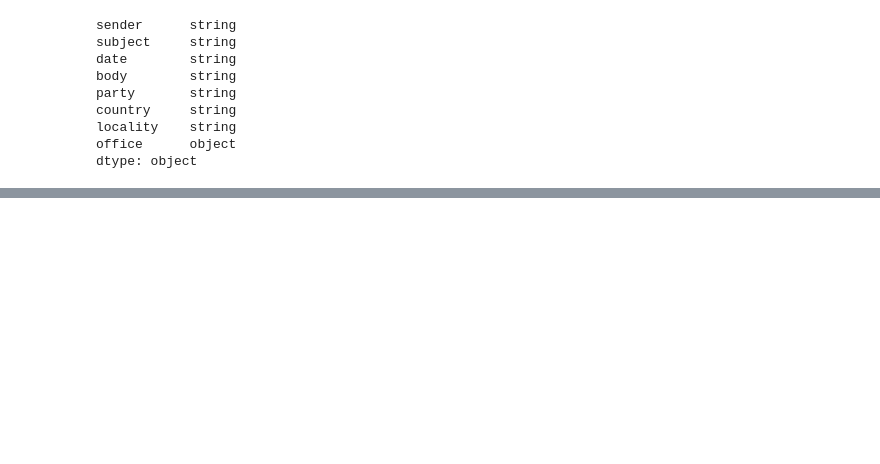
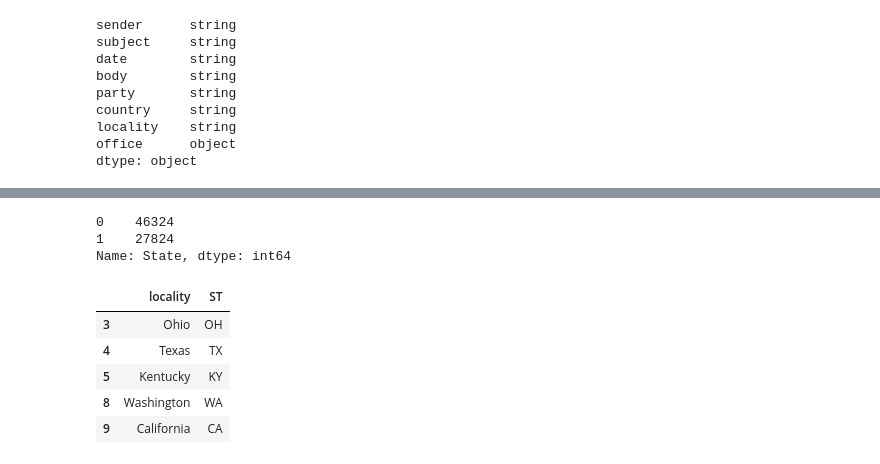
Before and after one commit to statzenthusiast921/political-emails-analysis, a Jupyter notebook: main/notebooks/Emails EDA 10.16.22.ipynb, the cells around one changed output, grey strips where cells are left out. Saved outputs shown, nothing was run; the diff lists cells and outputs as text; code cells hidden in the pictures; blank space fills up the shorter version.

```diff
--- a/main/notebooks/Emails EDA 10.16.22.ipynb
+++ b/main/notebooks/Emails EDA 10.16.22.ipynb
@@ -125,0 +259,40 @@ df['date'][100]
+# %%
+df_dom['State'] = np.where(df_dom['locality'].isin([
+    'Alabama', 'Alaska', 'Arizona', 'Arkansas', 'California',
+    'Colorado', 'Connecticut', 'Delaware', 'District of Columbia',
+    'Florida', 'Georgia', 'Hawaii', 'Idaho', 'Illinois',
+    'Indiana', 'Iowa', 'Kansas', 'Kentucky', 'Louisiana',
+    'Maine', 'Maryland', 'Massachusetts', 'Michigan', 'Minnesota',
+    'Mississippi', 'Missouri', 'Montana', 'Nebraska', 'Nevada',
+    'New Hampshire', 'New Jersey', 'New Mexico', 'New York', 'North Carolina',
+    'North Dakota', 'Ohio', 'Oklahoma', 'Oregon', 'Pennsylvania',
+    'Rhode Island', 'South Carolina', 'South Dakota', 'Tennessee',
+    'Texas', 'Utah', 'Vermont', 'Virginia', 'Washington', 'West Virginia',
+    'Wisconsin', 'Wyoming'
+]),1,0)
+df_dom['State'].value_counts()
+# %% [output]
+0    46324
+1    27824
+Name: State, dtype: int64
+# %%
+import pandas as pd
+test = df_dom[df_dom['State']==1]
+test = test[['locality']]
+
+# Get State Crosswalk From Generic Website
+crosswalk = 'http://app02.clerk.org/menu/ccis/Help/CCIS%20Codes/state_codes.html'
+states = pd.read_html(crosswalk)[0]
+
+# Demo Crosswalking State Name to State Abbreviation
+test['ST'] = test['locality'].map(dict(zip(states['Description'],
+                                         states['Code'])))
+
+test.head()
+# %% [output]
+|  | locality | ST |
+| 3 | Ohio | OH |
+| 4 | Texas | TX |
+| 5 | Kentucky | KY |
+| 8 | Washington | WA |
+| 9 | California | CA |
```
Also changed, not shown: parts of 11 cells of this notebook.
